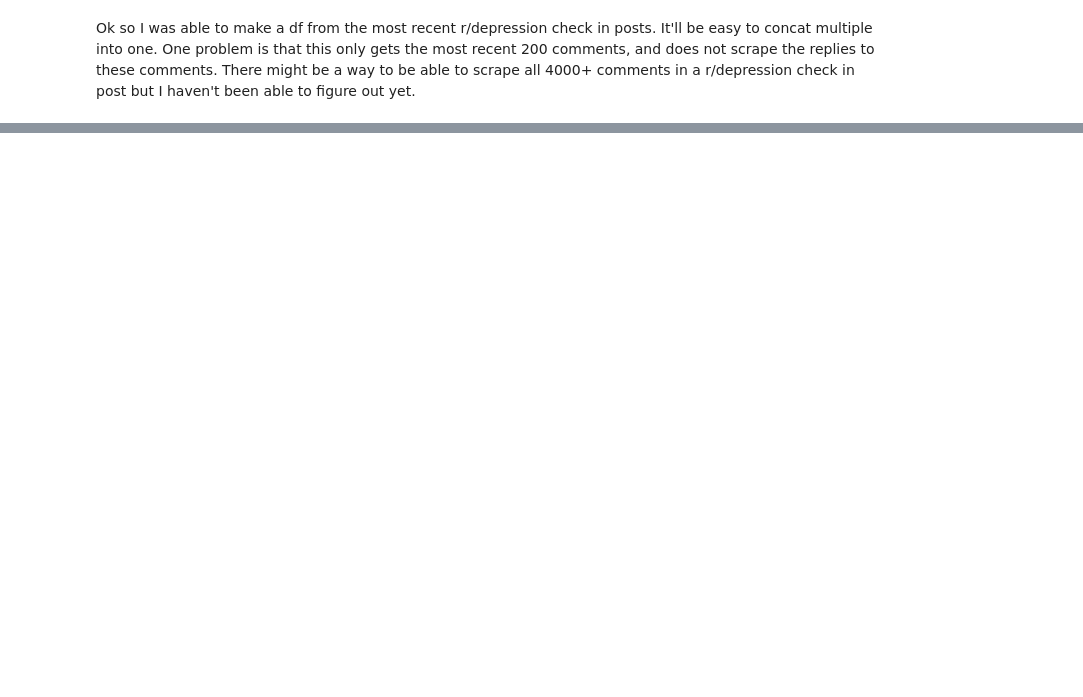
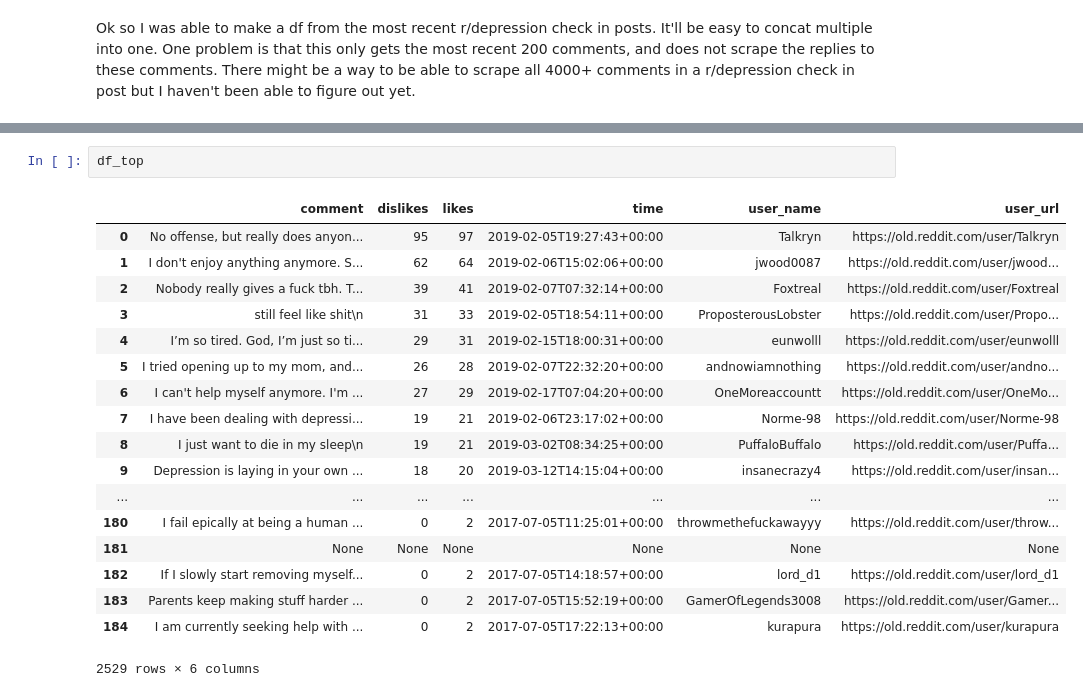
Before and after one commit to andy-alba/Analyzing-Mental-Health-in-America, a Jupyter notebook: AndyA_Analysis.ipynb, the cells around one changed output, grey strips where cells are left out. Cells and saved outputs as stored; diff of their text form; blank space fills up the shorter version.

Commit message:
makin dfs

```diff
--- a/AndyA_Analysis.ipynb
+++ b/AndyA_Analysis.ipynb
@@ -553,0 +581,21 @@ depression_checkin_urls_top
+# %%
+df_top
+# %% [output]
+|  | comment | dislikes | likes | time | user_name | user_url |
+| 0 | No offense, but really does anyon... | 95 | 97 | 2019-02-05T19:27:43+00:00 | Talkryn | https://old.reddit.com/user/Talkryn |
+| 1 | I don't enjoy anything anymore. S... | 62 | 64 | 2019-02-06T15:02:06+00:00 | jwood0087 | https://old.reddit.com/user/jwood... |
+| 2 | Nobody really gives a fuck tbh. T... | 39 | 41 | 2019-02-07T07:32:14+00:00 | Foxtreal | https://old.reddit.com/user/Foxtreal |
+| 3 | still feel like shit\n | 31 | 33 | 2019-02-05T18:54:11+00:00 | ProposterousLobster | https://old.reddit.com/user/Propo... |
+| 4 | I’m so tired. God, I’m just so ti... | 29 | 31 | 2019-02-15T18:00:31+00:00 | eunwolll | https://old.reddit.com/user/eunwolll |
+| 5 | I tried opening up to my mom, and... | 26 | 28 | 2019-02-07T22:32:20+00:00 | andnowiamnothing | https://old.reddit.com/user/andno... |
+| 6 | I can't help myself anymore. I'm ... | 27 | 29 | 2019-02-17T07:04:20+00:00 | OneMoreaccountt | https://old.reddit.com/user/OneMo... |
+| 7 | I have been dealing with depressi... | 19 | 21 | 2019-02-06T23:17:02+00:00 | Norme-98 | https://old.reddit.com/user/Norme-98 |
+| 8 | I just want to die in my sleep\n | 19 | 21 | 2019-03-02T08:34:25+00:00 | PuffaloBuffalo | https://old.reddit.com/user/Puffa... |
+| 9 | Depression is laying in your own ... | 18 | 20 | 2019-03-12T14:15:04+00:00 | insanecrazy4 | https://old.reddit.com/user/insan... |
+| ... | ... | ... | ... | ... | ... | ... |
+| 180 | I fail epically at being a human ... | 0 | 2 | 2017-07-05T11:25:01+00:00 | throwmethefuckawayyy | https://old.reddit.com/user/throw... |
+| 181 | None | None | None | None | None | None |
+| 182 | If I slowly start removing myself... | 0 | 2 | 2017-07-05T14:18:57+00:00 | lord_d1 | https://old.reddit.com/user/lord_d1 |
+| 183 | Parents keep making stuff harder ... | 0 | 2 | 2017-07-05T15:52:19+00:00 | GamerOfLegends3008 | https://old.reddit.com/user/Gamer... |
+| 184 | I am currently seeking help with ... | 0 | 2 | 2017-07-05T17:22:13+00:00 | kurapura | https://old.reddit.com/user/kurapura |
+2529 rows × 6 columns
```
Also changed, not shown: parts of 10 cells of this notebook.
